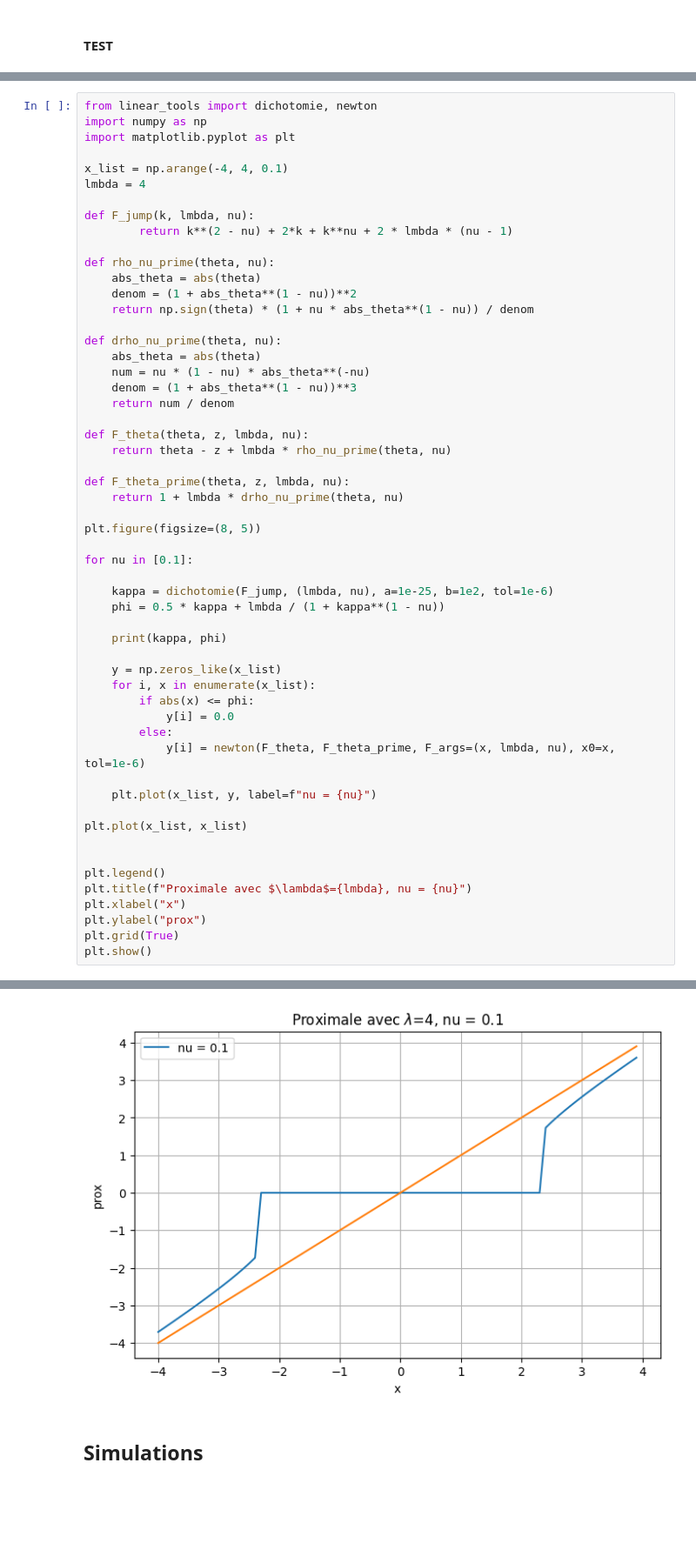
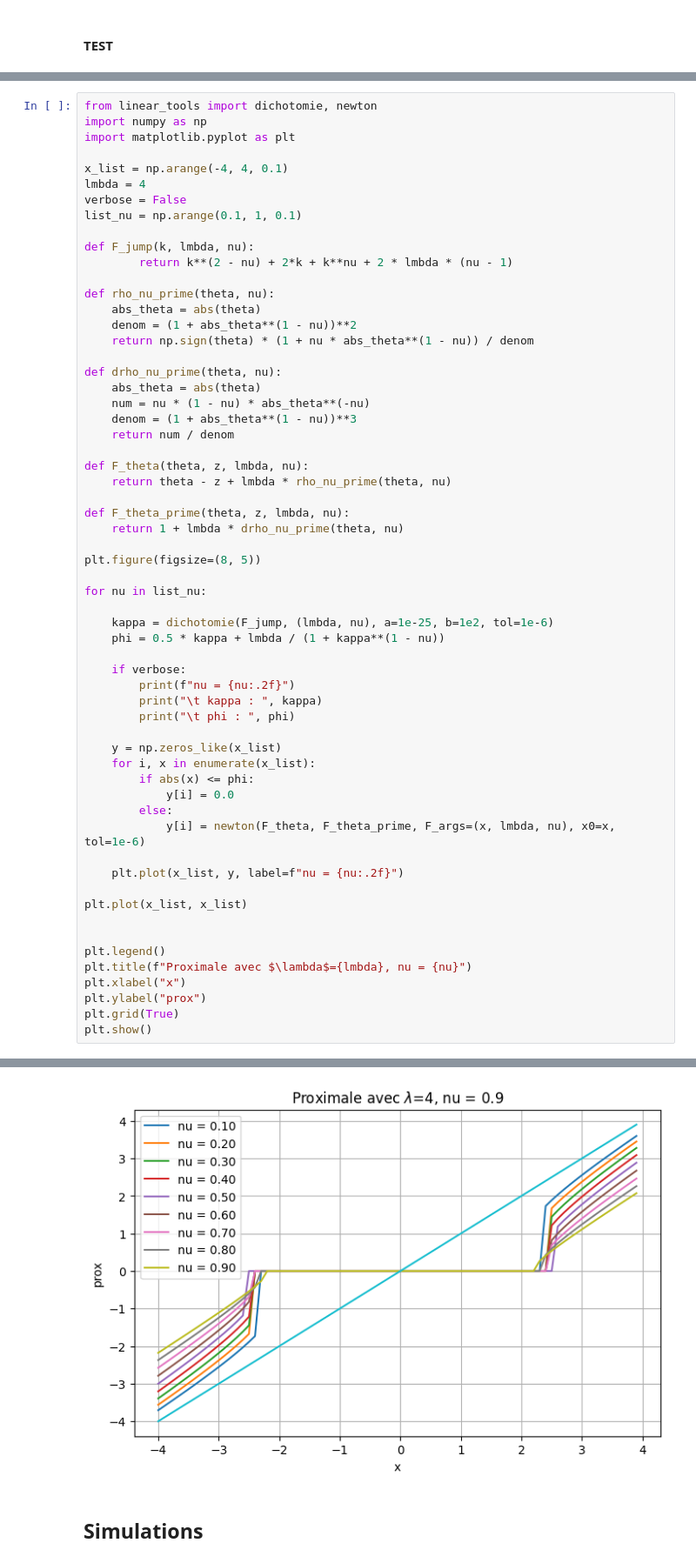
Before and after one commit to AymenBlk/STAGE-GENEVE, a Jupyter notebook: AYMEN/EXPLORATION/CAS LINEAIRE/HARDER LASSO/Basis.ipynb, the cells around one changed output, grey strips where cells are left out. Shown at 87% size. Cells and saved outputs as stored; diff of their text form; blank space fills up the shorter version.

```diff
--- a/AYMEN/EXPLORATION/CAS LINEAIRE/HARDER LASSO/Basis.ipynb
+++ b/AYMEN/EXPLORATION/CAS LINEAIRE/HARDER LASSO/Basis.ipynb
@@ -182,6 +155,8 @@ import matplotlib.pyplot as plt
 
 x_list = np.arange(-4, 4, 0.1)
 lmbda = 4
+verbose = False
+list_nu = np.arange(0.1, 1, 0.1)
 
 def F_jump(k, lmbda, nu):
         return k**(2 - nu) + 2*k + k**nu + 2 * lmbda * (nu - 1)
@@ -205,12 +180,15 @@ def F_theta_prime(theta, z, lmbda, nu):
 
 plt.figure(figsize=(8, 5))
 
-for nu in [0.1]:
+for nu in list_nu:
 
     kappa = dichotomie(F_jump, (lmbda, nu), a=1e-25, b=1e2, tol=1e-6)
     phi = 0.5 * kappa + lmbda / (1 + kappa**(1 - nu))
 
-    print(kappa, phi)
+    if verbose:
+        print(f"nu = {nu:.2f}")
+        print("\t kappa : ", kappa)
+        print("\t phi : ", phi)
 
     y = np.zeros_like(x_list)
     for i, x in enumerate(x_list):
@@ -219,7 +197,7 @@ for nu in [0.1]:
         else:
             y[i] = newton(F_theta, F_theta_prime, F_args=(x, lmbda, nu), x0=x, tol=1e-6)
 
-    plt.plot(x_list, y, label=f"nu = {nu}")
+    plt.plot(x_list, y, label=f"nu = {nu:.2f}")
 
 plt.plot(x_list, x_list)
 
@@ -235,4 +212,4 @@ plt.show()
-[figure, old version]
+[figure, new version]
 # %% [markdown]
 ## Simulations
 # %%
```
Also changed, not shown: parts of 9 cells of this notebook, 9 other files.
